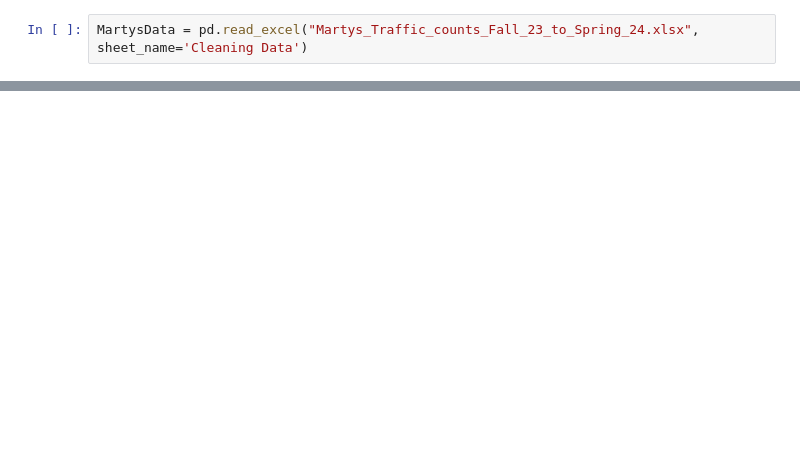
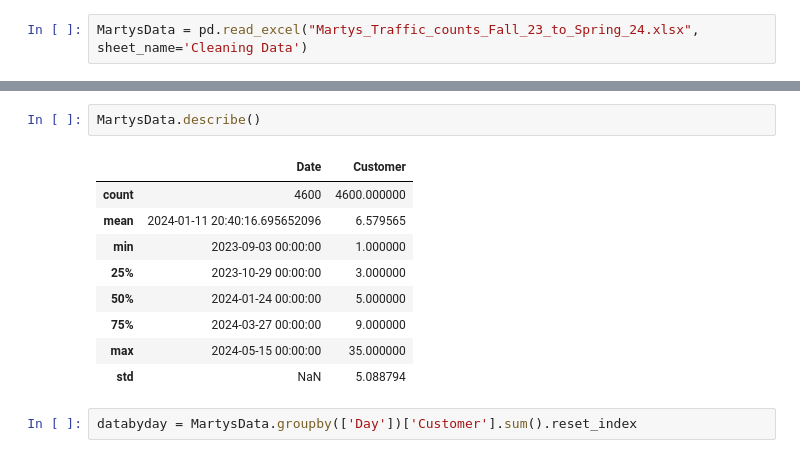
Before and after one commit to warrmu01/Martys-Analysis, a Jupyter notebook: DataCleaning.ipynb, the cells around one changed output, grey strips where cells are left out. Drawn from its saved outputs; the diff is of its cells as text; blank space fills up the shorter version.

```diff
--- a/DataCleaning.ipynb
+++ b/DataCleaning.ipynb
@@ -7,0 +32,14 @@ MartysData = pd.read_excel("Martys_Traffic_counts_Fall_23_to_Spring_24.xlsx", sh
+# %%
+MartysData.describe()
+# %% [output]
+|  | Date | Customer |
+| count | 4600 | 4600.000000 |
+| mean | 2024-01-11 20:40:16.695652096 | 6.579565 |
+| min | 2023-09-03 00:00:00 | 1.000000 |
+| 25% | 2023-10-29 00:00:00 | 3.000000 |
+| 50% | 2024-01-24 00:00:00 | 5.000000 |
+| 75% | 2024-03-27 00:00:00 | 9.000000 |
+| max | 2024-05-15 00:00:00 | 35.000000 |
+| std | NaN | 5.088794 |
+# %%
+databyday = MartysData.groupby(['Day'])['Customer'].sum().reset_index
```
Also changed, not shown: parts of 22 cells of this notebook.
